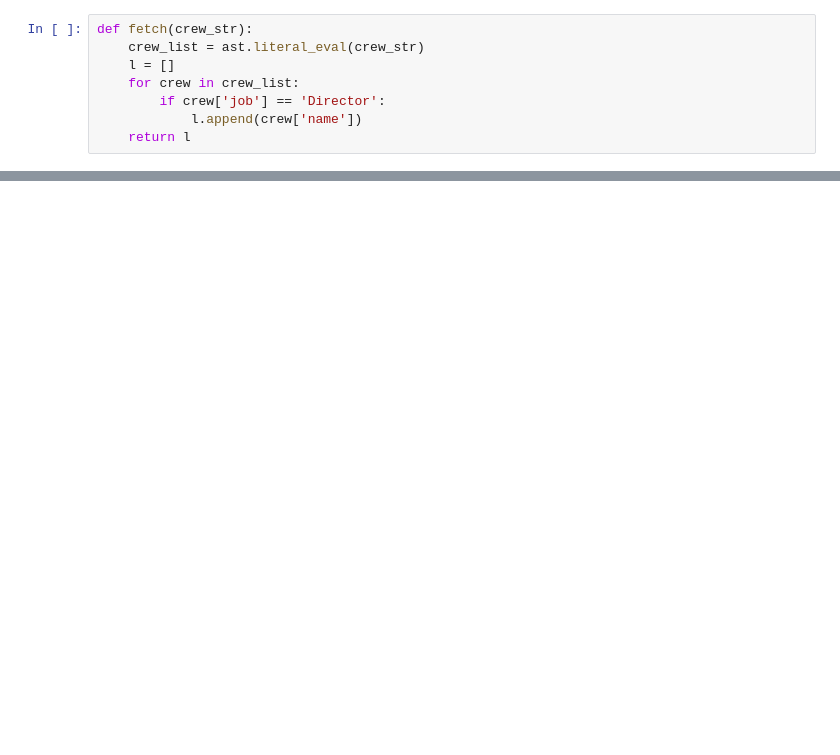
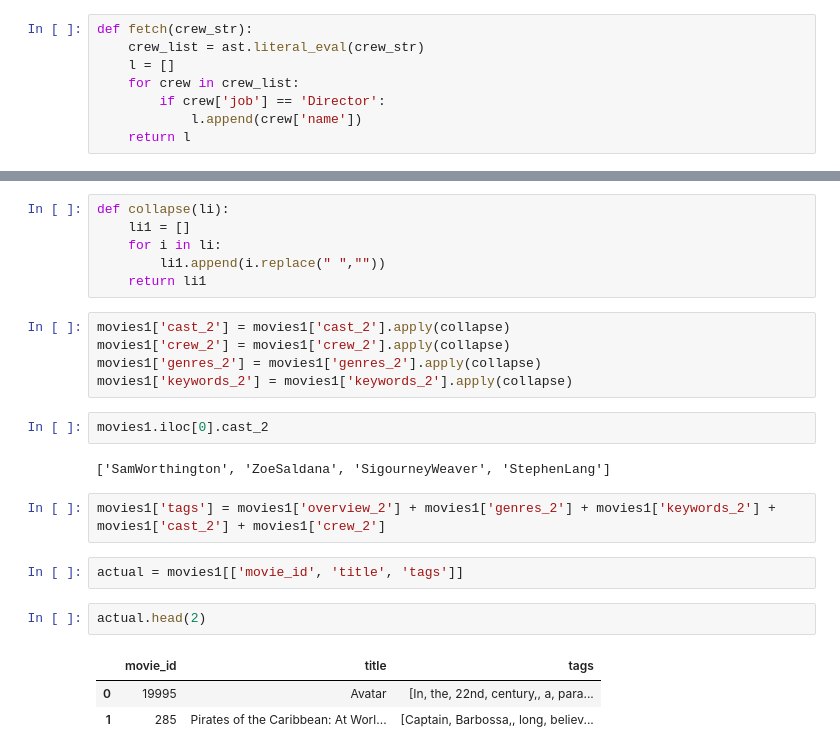
Before and after one commit to ar-pie4/ML-movie_recommendation, a Jupyter notebook: movie_recom.ipynb, the cells around one changed output, grey strips where cells are left out. Saved outputs shown, nothing was run; the diff lists cells and outputs as text; blank space fills up the shorter version.

```diff
--- a/movie_recom.ipynb
+++ b/movie_recom.ipynb
@@ -293,0 +252,25 @@ s = 'In the 22nd century, a paraplegic Marine is dispatched to the moon Pandora
+# %%
+def collapse(li):
+    li1 = []
+    for i in li:
+        li1.append(i.replace(" ",""))
+    return li1
+# %%
+movies1['cast_2'] = movies1['cast_2'].apply(collapse)
+movies1['crew_2'] = movies1['crew_2'].apply(collapse)
+movies1['genres_2'] = movies1['genres_2'].apply(collapse)
+movies1['keywords_2'] = movies1['keywords_2'].apply(collapse)
+# %%
+movies1.iloc[0].cast_2
+# %% [output]
+['SamWorthington', 'ZoeSaldana', 'SigourneyWeaver', 'StephenLang']
+# %%
+movies1['tags'] = movies1['overview_2'] + movies1['genres_2'] + movies1['keywords_2'] + movies1['cast_2'] + movies1['crew_2']
+# %%
+actual = movies1[['movie_id', 'title', 'tags']]
+# %%
+actual.head(2)
+# %% [output]
+|  | movie_id | title | tags |
+| 0 | 19995 | Avatar | [In, the, 22nd, century,, a, para... |
+| 1 | 285 | Pirates of the Caribbean: At Worl... | [Captain, Barbossa,, long, believ... |
```
Also changed, not shown: parts of 45 cells of this notebook, 4 other files.
